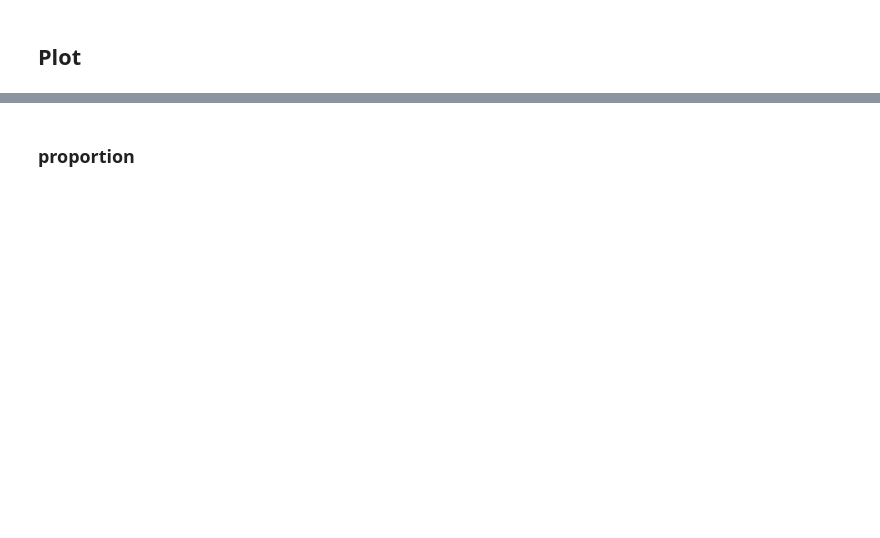
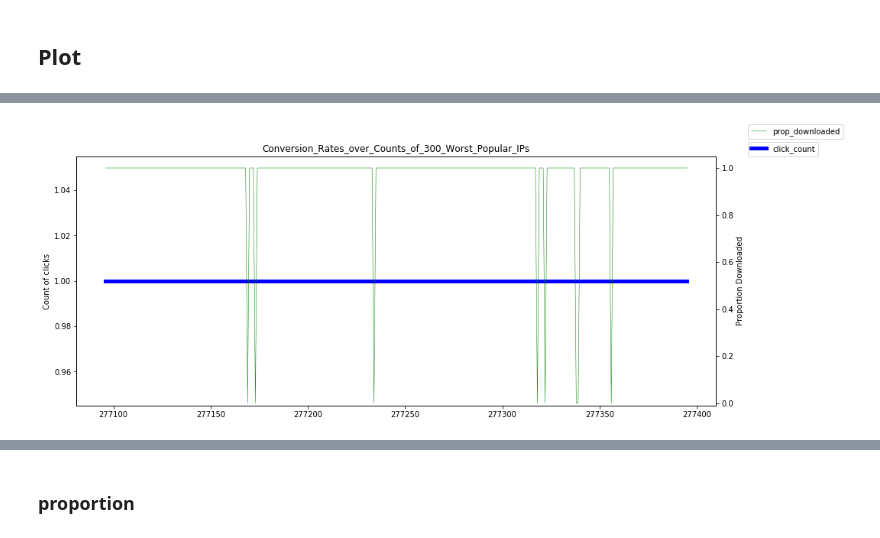
Before and after one commit to pollenjp/talkingdata, a Jupyter notebook: notebooks/Preprocess.ipynb, the cells around one changed output, grey strips where cells are left out. Saved outputs shown, nothing was run; the diff lists cells and outputs as text; code cells hidden in the pictures; blank space fills up the shorter version.

```diff
--- a/notebooks/Preprocess.ipynb
+++ b/notebooks/Preprocess.ipynb
@@ -251,6 +262,7 @@ Wall time: 43.8 ms
 # IP
 # %%
 fea = "ip"
+n_plot = 300
 # %%
 df_fea_val_counts_tmp = df_train[fea].value_counts()
 print(type(df_fea_val_counts_tmp))
@@ -384,27 +405,23 @@ title = "Conversion_Rates_over_Counts_of_300_Most_Popular_"+fea.upper()+"s"
 fig = plt.figure(figsize=(15, 6))
 ax1 = fig.add_subplot(1, 1, 1)
 
-n = 300
 
 ax1.set_yscale("linear")
 ax1.yaxis.tick_left()
-df_merge[['click_count']][:n].plot(ax=ax1, color="blue",)
+df_merge[['click_count']][:n_plot].plot(ax=ax1, color="blue",)
 ax1.yaxis.set_label_position("left")
 ax1.set_ylabel(ylabel='Count of clicks')
 ax1.legend(loc=3, bbox_to_anchor=(1.05, 1), borderaxespad=0.)
 
 ax2 = ax1.twinx()
 ax2.yaxis.tick_right()
-df_merge[['prop_downloaded']][:n].plot(ax=ax2, color="green",)
+df_merge[['prop_downloaded']][:n_plot].plot(ax=ax2, color="green",)
 ax2.yaxis.set_label_position("right")
 ax2.set_ylabel(ylabel='Proportion Downloaded')
 ax2.legend(loc=3, bbox_to_anchor=(1.05, 1 + 0.07), borderaxespad=0.)
 
 ax2.set_title(title)
 ax2.set_xlabel("Sort by " + fea)
-#ax.legend(loc="best")
-#ax.set_ylabel('Proportion Downloaded')
-#plt.show()
 fig.savefig(fname=str(data_Path / "plot" / title))
 plt.show()
 # %% [output]
@@ -430,0 +449,30 @@ print(df_merge[:20])
+# %%
+title = "Conversion_Rates_over_Counts_of_300_Worst_Popular_"+fea.upper()+"s"
+
+fig = plt.figure(figsize=(15, 6))
+ax1 = fig.add_subplot(1, 1, 1)
+
+ax1.set_yscale("linear")
+ax1.yaxis.tick_left()
+df_merge[['click_count']][-n_plot:].plot(ax=ax1, color="blue", lw=5.0)
+ax1.yaxis.set_label_position("left")
+ax1.set_ylabel(ylabel='Count of clicks')
+ax1.legend(loc=3, bbox_to_anchor=(1.05, 1), borderaxespad=0.)
+#ax1.set_ylim(bottom=-0.01, top=1.05*df_merge[['click_count']][-n:].max(axis=0)['click_count'])
+
+ax2 = ax1.twinx()
+ax2.yaxis.tick_right()
+df_merge[['prop_downloaded']][-n_plot:].plot(ax=ax2, color="green", lw=0.5)
+ax2.yaxis.set_label_position("right")
+ax2.set_ylabel(ylabel='Proportion Downloaded')
+ax2.legend(loc=3, bbox_to_anchor=(1.05, 1 + 0.07), borderaxespad=0.)
+
+ax2.set_title(title)
+ax2.set_xlabel("Sort by " + fea)
+ax2.set_ylim(bottom=-0.01, top=1.05*df_merge[['prop_downloaded']][-n:].max(axis=0)['prop_downloaded'])
+
+
+fig.savefig(fname=str(data_Path / "plot" / title))
+plt.show()
+# %% [output]
+[figure, added]
```
Also changed, not shown: parts of 142 cells of this notebook.
